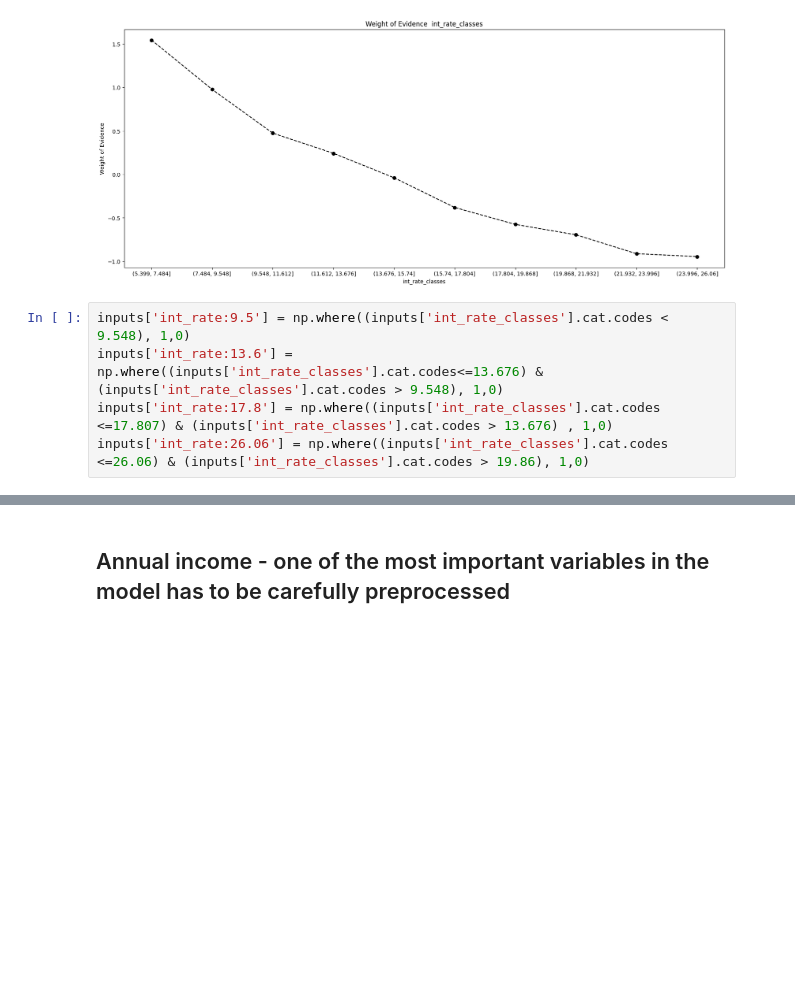
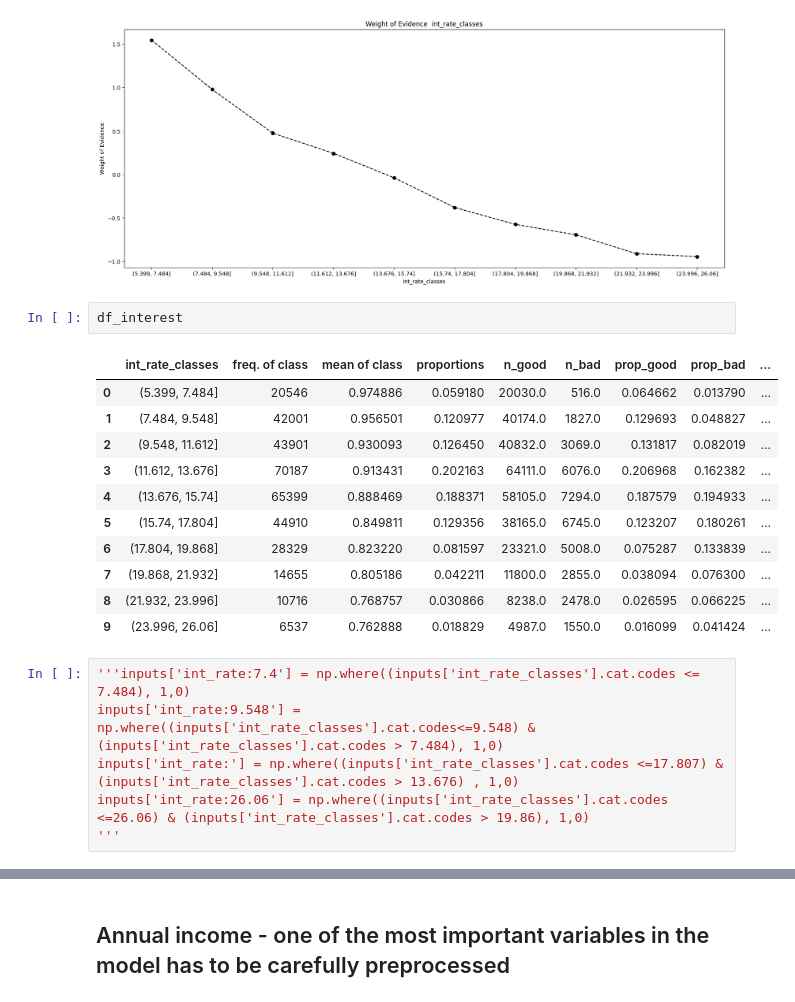
Before and after one commit to OzodbekOzodov/_credit-risk-modeling, a Jupyter notebook: main-project.ipynb, the cells around one changed output, grey strips where cells are left out. Cells and saved outputs as stored; diff of their text form; blank space fills up the shorter version.

```diff
--- a/main-project.ipynb
+++ b/main-project.ipynb
@@ -716,8 +764,23 @@ df_interest = woe_iv_cont(inputs, 'int_rate_classes', targets)
 plot_woe(df_interest)
 # %% [output]
 [figure]
+# %%
+df_interest
+# %% [output]
+|  | int_rate_classes | freq. of class | mean of class | proportions | n_good | n_bad | prop_good | prop_bad | ... |
+| 0 | (5.399, 7.484] | 20546 | 0.974886 | 0.059180 | 20030.0 | 516.0 | 0.064662 | 0.013790 | ... |
+| 1 | (7.484, 9.548] | 42001 | 0.956501 | 0.120977 | 40174.0 | 1827.0 | 0.129693 | 0.048827 | ... |
+| 2 | (9.548, 11.612] | 43901 | 0.930093 | 0.126450 | 40832.0 | 3069.0 | 0.131817 | 0.082019 | ... |
+| 3 | (11.612, 13.676] | 70187 | 0.913431 | 0.202163 | 64111.0 | 6076.0 | 0.206968 | 0.162382 | ... |
+| 4 | (13.676, 15.74] | 65399 | 0.888469 | 0.188371 | 58105.0 | 7294.0 | 0.187579 | 0.194933 | ... |
+| 5 | (15.74, 17.804] | 44910 | 0.849811 | 0.129356 | 38165.0 | 6745.0 | 0.123207 | 0.180261 | ... |
+| 6 | (17.804, 19.868] | 28329 | 0.823220 | 0.081597 | 23321.0 | 5008.0 | 0.075287 | 0.133839 | ... |
+| 7 | (19.868, 21.932] | 14655 | 0.805186 | 0.042211 | 11800.0 | 2855.0 | 0.038094 | 0.076300 | ... |
+| 8 | (21.932, 23.996] | 10716 | 0.768757 | 0.030866 | 8238.0 | 2478.0 | 0.026595 | 0.066225 | ... |
+| 9 | (23.996, 26.06] | 6537 | 0.762888 | 0.018829 | 4987.0 | 1550.0 | 0.016099 | 0.041424 | ... |
 # %%
-inputs['int_rate:9.5'] = np.where((inputs['int_rate_classes'].cat.codes < 9.548), 1,0)
-inputs['int_rate:13.6'] = np.where((inputs['int_rate_classes'].cat.codes<=13.676) & (inputs['int_rate_classes'].cat.codes > 9.548), 1,0)
-inputs['int_rate:17.8'] = np.where((inputs['int_rate_classes'].cat.codes <=17.807) & (inputs['int_rate_classes'].cat.codes > 13.676) , 1,0)
+'''inputs['int_rate:7.4'] = np.where((inputs['int_rate_classes'].cat.codes <= 7.484), 1,0)
+inputs['int_rate:9.548'] = np.where((inputs['int_rate_classes'].cat.codes<=9.548) & (inputs['int_rate_classes'].cat.codes > 7.484), 1,0)
+inputs['int_rate:'] = np.where((inputs['int_rate_classes'].cat.codes <=17.807) & (inputs['int_rate_classes'].cat.codes > 13.676) , 1,0)
 inputs['int_rate:26.06'] = np.where((inputs['int_rate_classes'].cat.codes <=26.06) & (inputs['int_rate_classes'].cat.codes > 19.86), 1,0)
+'''
```
Also changed, not shown: parts of 14 cells of this notebook, 2 other files.
